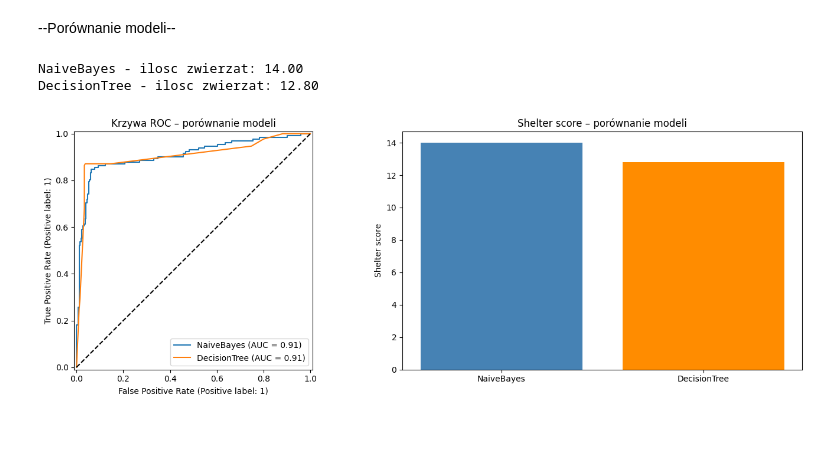
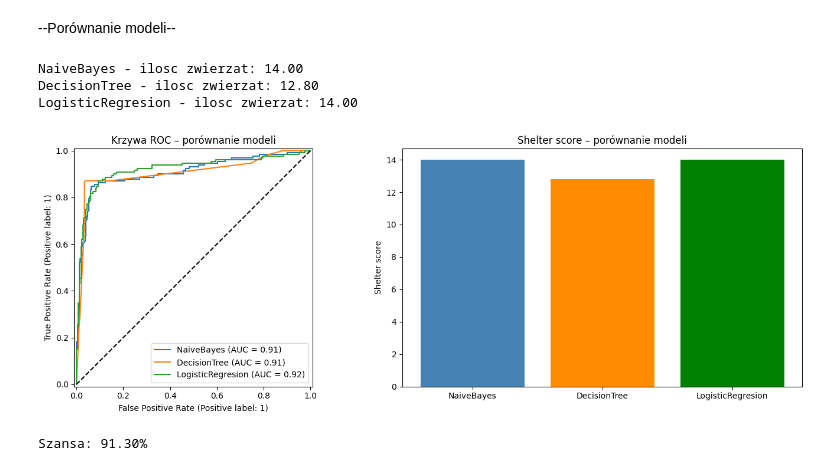
Before and after one commit to Zajecia-na-PWr-LR/lista-4-projekt-grupowy-lematy, a Jupyter notebook: presentation.ipynb, the cells around one changed output. Cells and saved outputs as stored; diff of their text form; code cells hidden in the pictures; blank space fills up the shorter version.

```diff
--- a/presentation.ipynb
+++ b/presentation.ipynb
@@ -40,6 +40,8 @@ try:
 except FileNotFoundError:
     print("Plik Tree_shelter_model.pkl nie istnieje. Uruchom najpierw notatnik drzewo_decyzyjne.ipynb")
     model_Tree = None
+
+model_Reg = joblib.load("model_logreg.pkl")
 # %%
 import pandas as pd
 import numpy as np
@@ -50,34 +52,69 @@ from sklearn.metrics import RocCurveDisplay, roc_auc_score, precision_score
 modele = {
     'NaiveBayes': model_NB,
     'DecisionTree': model_Tree,
+    'LogisticRegresion': model_Reg
 }
 modele = {k: v for k, v in modele.items() if v is not None}
 
 fig, axes = plt.subplots(1, 2, figsize=(14, 5))
 
 for nazwa, model in modele.items():
     y_prob = model.predict_proba(X_test)[:, 1]
     y_pred = model.predict(X_test)
 
     print(f"{nazwa} - ilosc zwierzat: {shelter_score(y_test, y_prob):.2f}")
 
     # ROC
     RocCurveDisplay.from_predictions(y_test, y_prob,
                                      name=f'{nazwa}',
                                      ax=axes[0])
 
 axes[0].plot([0, 1], [0, 1], 'k--')
 axes[0].set_title('Krzywa ROC – porównanie modeli')
 
 scores = {nazwa: shelter_score(y_test, model.predict_proba(X_test)[:, 1])
           for nazwa, model in modele.items()}
 axes[1].bar(scores.keys(), scores.values(), color=['steelblue', 'darkorange', 'green'][:len(scores)])
 axes[1].set_title('Shelter score – porównanie modeli')
 axes[1].set_ylabel('Shelter score')
 
 plt.tight_layout()
 plt.show()
 # %% [output]
 NaiveBayes - ilosc zwierzat: 14.00
 DecisionTree - ilosc zwierzat: 12.80
+LogisticRegresion - ilosc zwierzat: 14.00
-[figure, old version]
+[figure, new version]
+# %%
+import pandas as pd
+
+def estymuj_szanse_adopcji(model, cechy_zwierzaka):
+    df_nowy = pd.DataFrame([cechy_zwierzaka])
+
+    prawdopodobienstwo = model.predict_proba(df_nowy)[0][1]
+
+    return prawdopodobienstwo
+
+
+nowy_zwierzak = {
+    'PetType': 'Dog',
+    'Breed': 'Labrador',
+    'AgeMonths': 24,
+    'WeightKg': 15.5,
+    'TimeInShelterDays': 10,
+    'Color': 'Black',
+    'Size': 'Medium',
+    'Vaccinated': 1,
+    'HealthCondition': 0,
+    'Dewormed': 1,
+    'Sterilized': 1,
+    'AdoptionFee': 50,
+    'Gender': 0,
+    'PreviousOwner': 0
+}
+
+
+szansa = estymuj_szanse_adopcji(model_Tree, nowy_zwierzak)
+print(f"Szansa: {szansa:.2%}")
+# %% [output]
+Szansa: 91.30%
```
Also changed, not shown: 2 other files.
